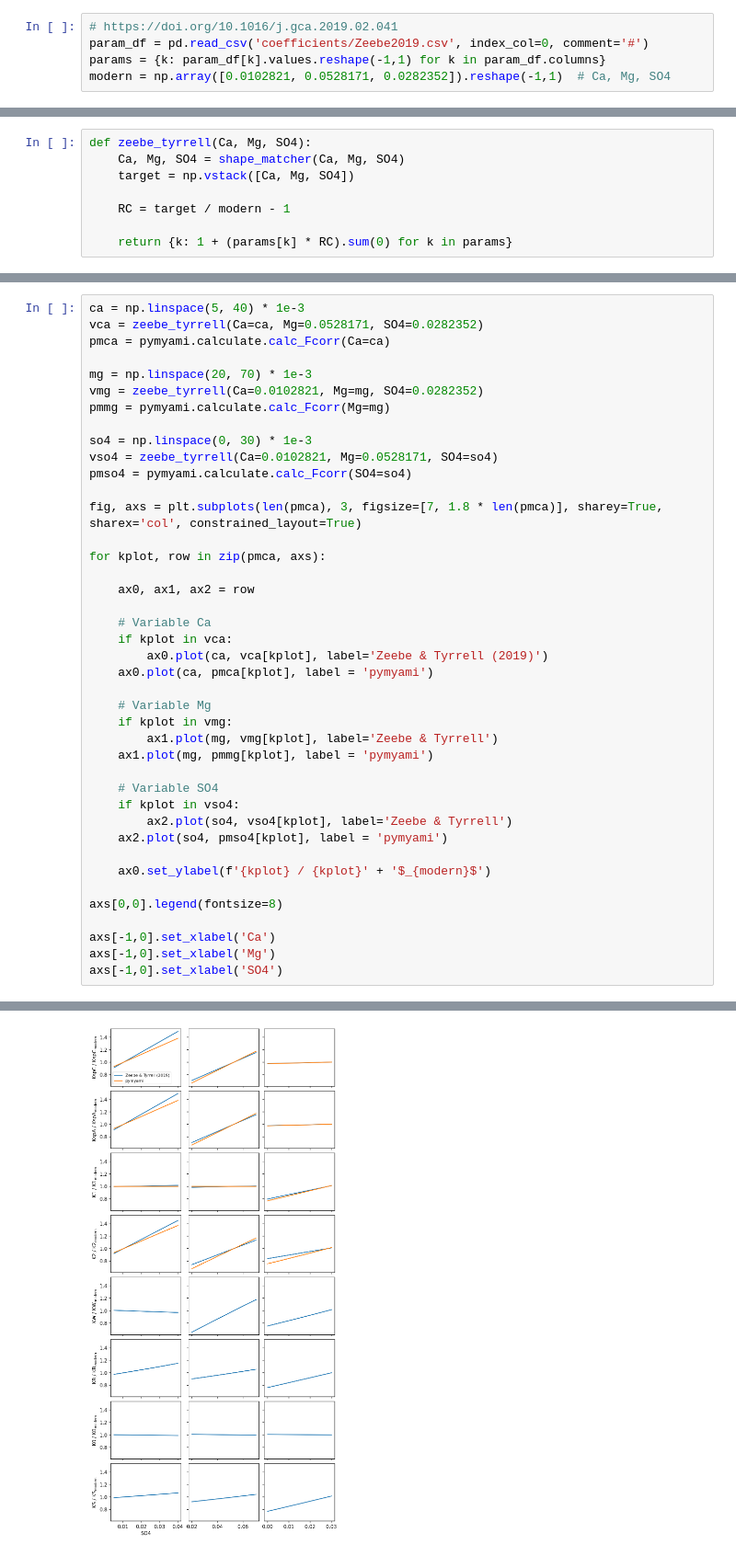
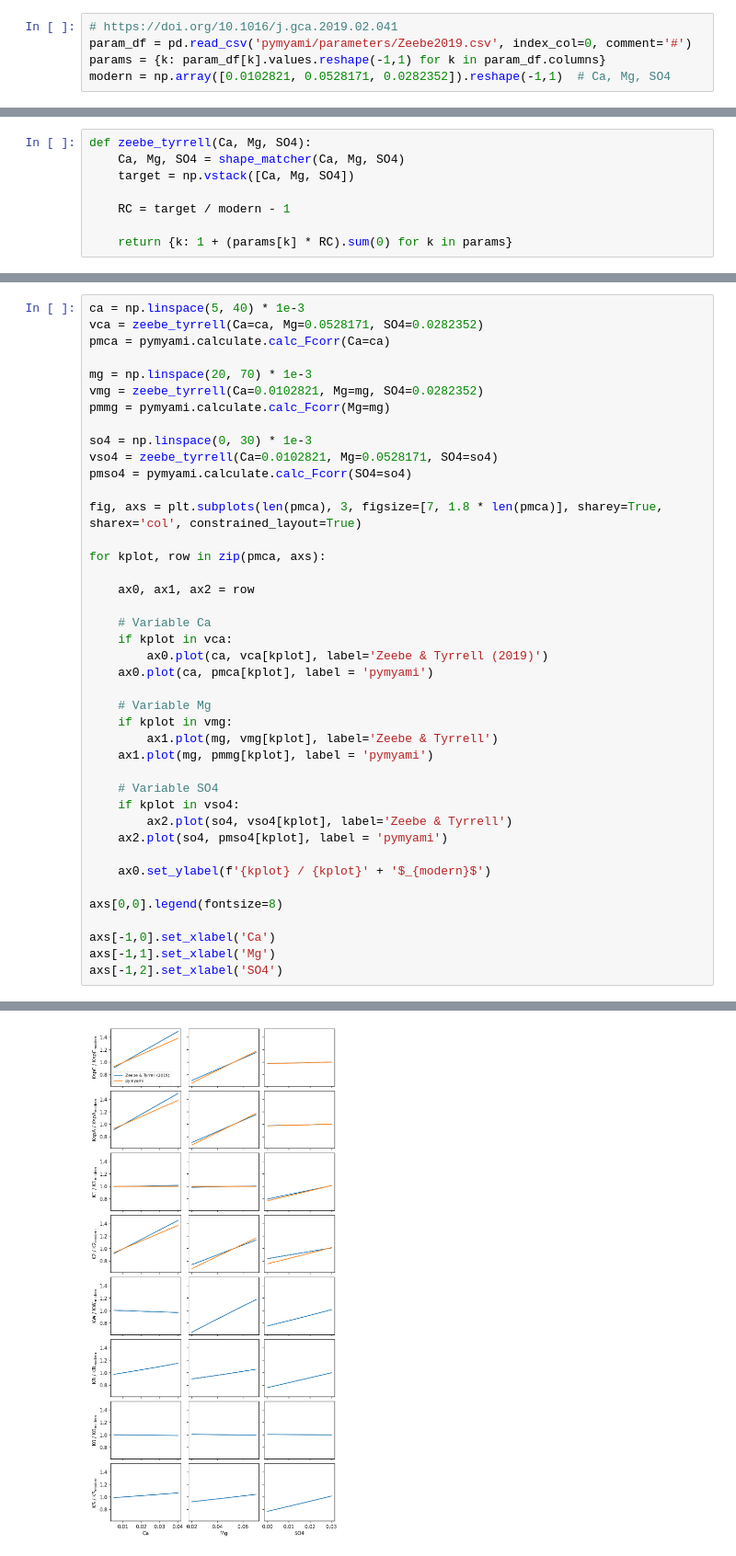
Before and after one commit to PalaeoCarb/pymyami, a Jupyter notebook: zeebe_2019.ipynb, the cells around one changed output, grey strips where cells are left out. Shown at 92% size. Saved outputs shown, nothing was run; the diff lists cells and outputs as text.

```diff
--- a/zeebe_2019.ipynb
+++ b/zeebe_2019.ipynb
@@ -6,7 +6,7 @@ import matplotlib.pyplot as plt
 import pymyami
 # %%
 # https://doi.org/10.1016/j.gca.2019.02.041
-param_df = pd.read_csv('coefficients/Zeebe2019.csv', index_col=0, comment='#')
+param_df = pd.read_csv('pymyami/parameters/Zeebe2019.csv', index_col=0, comment='#')
 params = {k: param_df[k].values.reshape(-1,1) for k in param_df.columns}
 modern = np.array([0.0102821, 0.0528171, 0.0282352]).reshape(-1,1)  # Ca, Mg, SO4
 # %%
@@ -37,33 +33,33 @@ vso4 = zeebe_tyrrell(Ca=0.0102821, Mg=0.0528171, SO4=so4)
 pmso4 = pymyami.calculate.calc_Fcorr(SO4=so4)
 
 fig, axs = plt.subplots(len(pmca), 3, figsize=[7, 1.8 * len(pmca)], sharey=True, sharex='col', constrained_layout=True)
 
 for kplot, row in zip(pmca, axs):
 
     ax0, ax1, ax2 = row
 
     # Variable Ca
     if kplot in vca:
         ax0.plot(ca, vca[kplot], label='Zeebe & Tyrrell (2019)')
     ax0.plot(ca, pmca[kplot], label = 'pymyami')
 
     # Variable Mg
     if kplot in vmg:
         ax1.plot(mg, vmg[kplot], label='Zeebe & Tyrrell')
     ax1.plot(mg, pmmg[kplot], label = 'pymyami')
 
     # Variable SO4
     if kplot in vso4:
         ax2.plot(so4, vso4[kplot], label='Zeebe & Tyrrell')
     ax2.plot(so4, pmso4[kplot], label = 'pymyami')
 
     ax0.set_ylabel(f'{kplot} / {kplot}' + '$_{modern}$')
 
 axs[0,0].legend(fontsize=8)
 
 axs[-1,0].set_xlabel('Ca')
-axs[-1,0].set_xlabel('Mg')
-axs[-1,0].set_xlabel('SO4')
+axs[-1,1].set_xlabel('Mg')
+axs[-1,2].set_xlabel('SO4')
 # %% [output]
 Text(0.5, 0, 'SO4')
-[figure, old version]
+[figure, new version]
```
Also changed, not shown: parts of 1 cell of this notebook.
